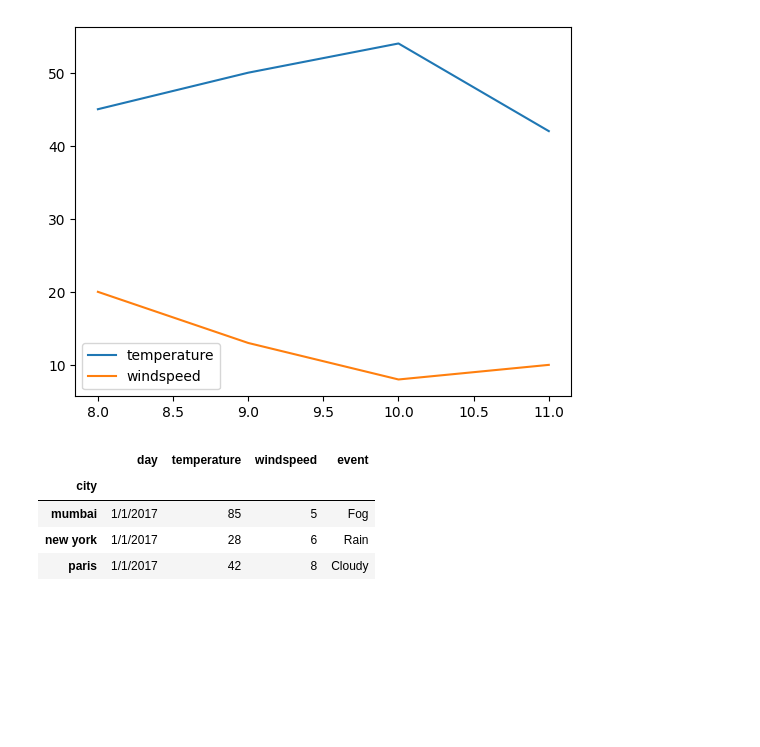
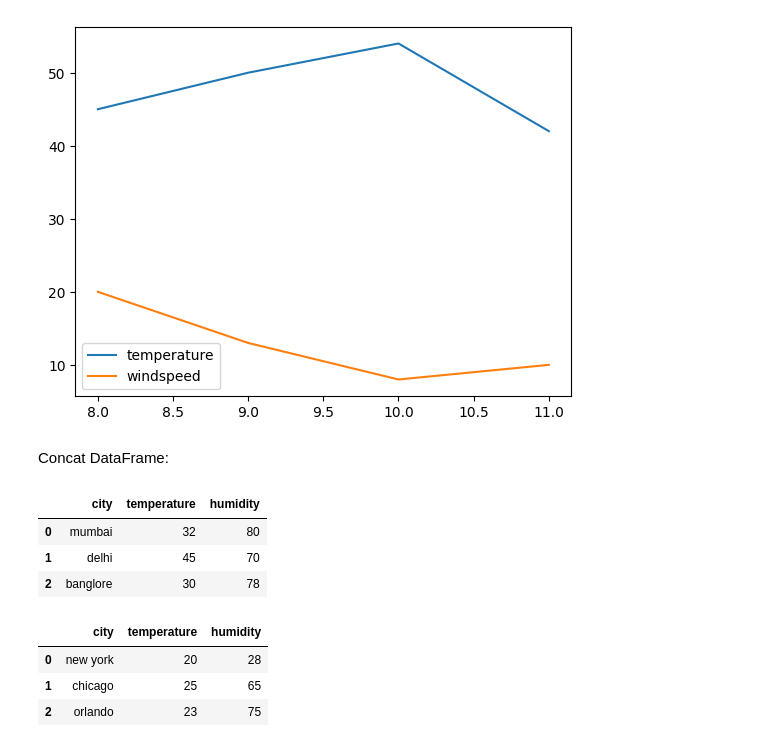
Before and after one commit to Rudrakumar111/AI_ML_Library, a Jupyter notebook: pand.ipynb, the cells around one changed output. Saved outputs shown, nothing was run; the diff lists cells and outputs as text; code cells hidden in the pictures; blank space fills up the shorter version.

```diff
--- a/pand.ipynb
+++ b/pand.ipynb
@@ -419,10 +414,29 @@ dtype: object
 [figure]
 [figure]
 [figure]
+# %% [markdown]
+Concat DataFrame:
 # %%
+india_weather = pd.DataFrame({
+    "city":['mumbai','delhi','banglore'],
+    "temperature":[32,45,30],
+    "humidity":[80,70,78]
+})
+india_weather
 # %% [output]
-|  | day | temperature | windspeed | event |
-| city |  |  |  |  |
-| mumbai | 1/1/2017 | 85 | 5 | Fog |
-| new york | 1/1/2017 | 28 | 6 | Rain |
-| paris | 1/1/2017 | 42 | 8 | Cloudy |
+|  | city | temperature | humidity |
+| 0 | mumbai | 32 | 80 |
+| 1 | delhi | 45 | 70 |
+| 2 | banglore | 30 | 78 |
+# %%
+us_wether = pd.DataFrame({
+    "city":['new york','chicago','orlando'],
+    "temperature":[20,25,23],
+    "humidity":[28,65,75]
+})
+us_wether
+# %% [output]
+|  | city | temperature | humidity |
+| 0 | new york | 20 | 28 |
+| 1 | chicago | 25 | 65 |
+| 2 | orlando | 23 | 75 |
```
Also changed, not shown: parts of 66 cells of this notebook, 2 other files.
